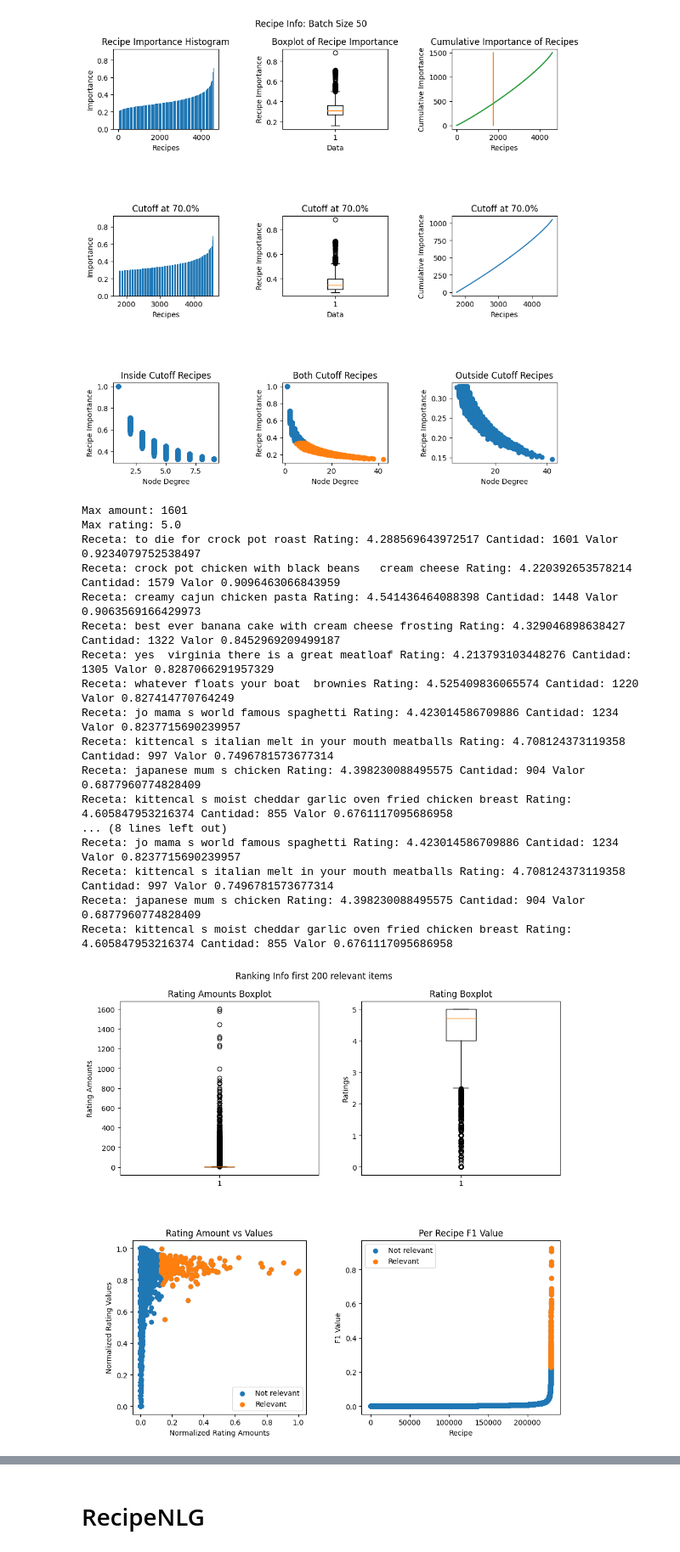
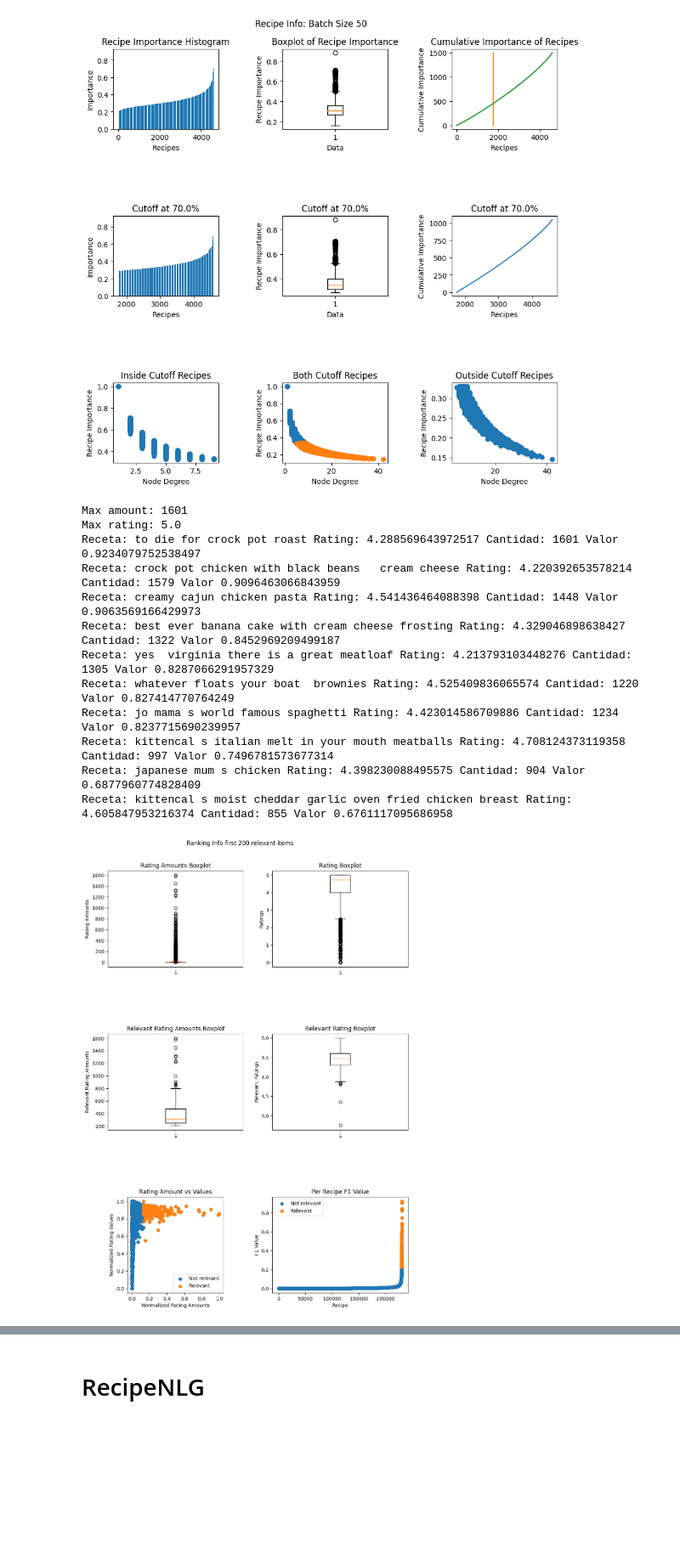
Before and after one commit to luisoibarra/recipy, a Jupyter notebook: recipy/info_extraction.ipynb, the cells around one changed output, grey strips where cells are left out. Shown at 85% size. Drawn from its saved outputs; the diff is of its cells as text; code cells hidden in the pictures; blank space fills up the shorter version.

```diff
--- a/recipy/info_extraction.ipynb
+++ b/recipy/info_extraction.ipynb
@@ -178,17 +178,19 @@ recipe_ranking = get_recipe_ranking(foodcom_recipes_json)
 amounts = [foodcom_recipes_json[x]["cantidad_comentarios"] for x in foodcom_recipes_json]
 ratings = [foodcom_recipes_json[x]["rating"] for x in foodcom_recipes_json]
 
-def plot_rating_info(amounts: list[float], ratings: list[float], ranked_recipes: list[str], json_recipe: dict, trailing_tag: str):
+def plot_rating_info(amounts: list[float], ratings: list[float], ranked_recipes: list[str], json_recipe: dict, trailing_tag: str, print_extra=False):
 
     max_amount = max(amounts)
     max_rating = max(ratings)
 
-    print("Max amount:", max_amount)
-    print("Max rating:", max_rating)
+    if print_extra:
+        print("Max amount:", max_amount)
+        print("Max rating:", max_rating)
 
-    for val, recipe in recipe_ranking[:10]:
-        rating, amount = foodcom_recipes_json[recipe]["rating"], foodcom_recipes_json[recipe]["cantidad_comentarios"]
-        print("Receta:", recipe, "Rating:", rating, "Cantidad:", amount, "Valor", val)
+    if print_extra:
+        for val, recipe in recipe_ranking[:10]:
+            rating, amount = foodcom_recipes_json[recipe]["rating"], foodcom_recipes_json[recipe]["cantidad_comentarios"]
+            print("Receta:", recipe, "Rating:", rating, "Cantidad:", amount, "Valor", val)
 
     norm_amounts = [x / max_amount for x in amounts]
     norm_ratings = [x / max_rating for x in ratings]
@@ -202,17 +204,31 @@ def plot_rating_info(amounts: list[float], ratings: list[float], ranked_recipes:
     f1_ranked = sorted([f1(x,y) for x,y in zip(norm_amount_ranked, norm_rating_ranked)])
 
     # Create a grid of subplots
-    fig, axs = plt.subplots(2, 2)
+    if print_extra:
+        fig, axs = plt.subplots(3, 2)
+        scatter_ax = axs[0][0]
+        scatter_ax.boxplot(amounts)
+        scatter_ax.set_ylabel("Rating Amounts")
+        scatter_ax.set_title("Rating Amounts Boxplot")
+
+        scatter_ax = axs[0][1]
+        scatter_ax.boxplot(ratings)
+        scatter_ax.set_ylabel("Ratings")
+        scatter_ax.set_title("Rating Boxplot")
+
+        axs = axs[1:]
+    else:
+        fig, axs = plt.subplots(2, 2)
 
     scatter_ax = axs[0][0]
-    scatter_ax.boxplot(amounts)
-    scatter_ax.set_ylabel("Rating Amounts")
-    scatter_ax.set_title("Rating Amounts Boxplot")
+    scatter_ax.boxplot([foodcom_recipes_json[recipe]["cantidad_comentarios"] for recipe in ranked_recipes])
+    scatter_ax.set_ylabel("Relevant Rating Amounts")
+    scatter_ax.set_title("Relevant Rating Amounts Boxplot")
 
     scatter_ax = axs[0][1]
-    scatter_ax.boxplot(ratings)
-    scatter_ax.set_ylabel("Ratings")
-    scatter_ax.set_title("Rating Boxplot")
+    scatter_ax.boxplot([foodcom_recipes_json[recipe]["rating"] for recipe in ranked_recipes])
+    scatter_ax.set_ylabel("Relevant Ratings")
+    scatter_ax.set_title("Relevant Rating Boxplot")
 
     scatter_ax = axs[1][0]
     scatter_ax.scatter(norm_amounts, norm_ratings, label="Not relevant")
@@ -225,38 +241,37 @@ def plot_rating_info(amounts: list[float], ratings: list[float], ranked_recipes:
 
     scatter_ax = axs[1][1]
     scatter_ax.scatter([i for i in range(len(f1_all))], f1_all, label="Not relevant")
     scatter_ax.scatter([i for i in range(len(f1_all) - len(f1_ranked), len(f1_all))], f1_ranked, label="Relevant")
     scatter_ax.legend()
     scatter_ax.set_xlabel("Recipe")
     scatter_ax.set_ylabel("F1 Value")
     scatter_ax.set_title("Per Recipe F1 Value")
 
     # Adjust the layout of the subplots
     plt.tight_layout()
     # Set the size of the figure
-    fig.set_size_inches(10, 10)
+    if print_extra:
+        fig.set_size_inches(10, 15)
+    else:
+        fig.set_size_inches(10, 10)
     fig.suptitle(f'Ranking Info {trailing_tag}')
 
     plt.plot()
 
-plot_rating_info(amounts, ratings, [x[1] for x in recipe_ranking[:200]], foodcom_recipes_json, trailing_tag="first 200 relevant items")
+plot_rating_info(amounts, ratings, [x[1] for x in recipe_ranking[:200]], foodcom_recipes_json, trailing_tag="first 200 relevant items", print_extra=True)
+plot_rating_info(amounts, ratings, [x[1] for x in recipe_ranking[:5000]], foodcom_recipes_json, trailing_tag="first 5000 relevant items")
 plot_rating_info(amounts, ratings, [x[1] for x in recipe_ranking[:100000]], foodcom_recipes_json, trailing_tag="first 100000 relevant items")
 # %% [output]
 Max amount: 1601
 Max rating: 5.0
 Receta: to die for crock pot roast Rating: 4.288569643972517 Cantidad: 1601 Valor 0.9234079752538497
 Receta: crock pot chicken with black beans   cream cheese Rating: 4.220392653578214 Cantidad: 1579 Valor 0.9096463066843959
 Receta: creamy cajun chicken pasta Rating: 4.541436464088398 Cantidad: 1448 Valor 0.9063569166429973
 Receta: best ever banana cake with cream cheese frosting Rating: 4.329046898638427 Cantidad: 1322 Valor 0.8452969209499187
 Receta: yes  virginia there is a great meatloaf Rating: 4.213793103448276 Cantidad: 1305 Valor 0.8287066291957329
 Receta: whatever floats your boat  brownies Rating: 4.525409836065574 Cantidad: 1220 Valor 0.827414770764249
 Receta: jo mama s world famous spaghetti Rating: 4.423014586709886 Cantidad: 1234 Valor 0.8237715690239957
 Receta: kittencal s italian melt in your mouth meatballs Rating: 4.708124373119358 Cantidad: 997 Valor 0.7496781573677314
 Receta: japanese mum s chicken Rating: 4.398230088495575 Cantidad: 904 Valor 0.6877960774828409
 Receta: kittencal s moist cheddar garlic oven fried chicken breast Rating: 4.605847953216374 Cantidad: 855 Valor 0.6761117095686958
-... (8 lines left out)
-Receta: jo mama s world famous spaghetti Rating: 4.423014586709886 Cantidad: 1234 Valor 0.8237715690239957
-Receta: kittencal s italian melt in your mouth meatballs Rating: 4.708124373119358 Cantidad: 997 Valor 0.7496781573677314
-Receta: japanese mum s chicken Rating: 4.398230088495575 Cantidad: 904 Valor 0.6877960774828409
-Receta: kittencal s moist cheddar garlic oven fried chicken breast Rating: 4.605847953216374 Cantidad: 855 Valor 0.6761117095686958
-[figure, old version]
+[figure, new version]
```
Also changed, not shown: parts of 6 cells of this notebook, 11 other files.
